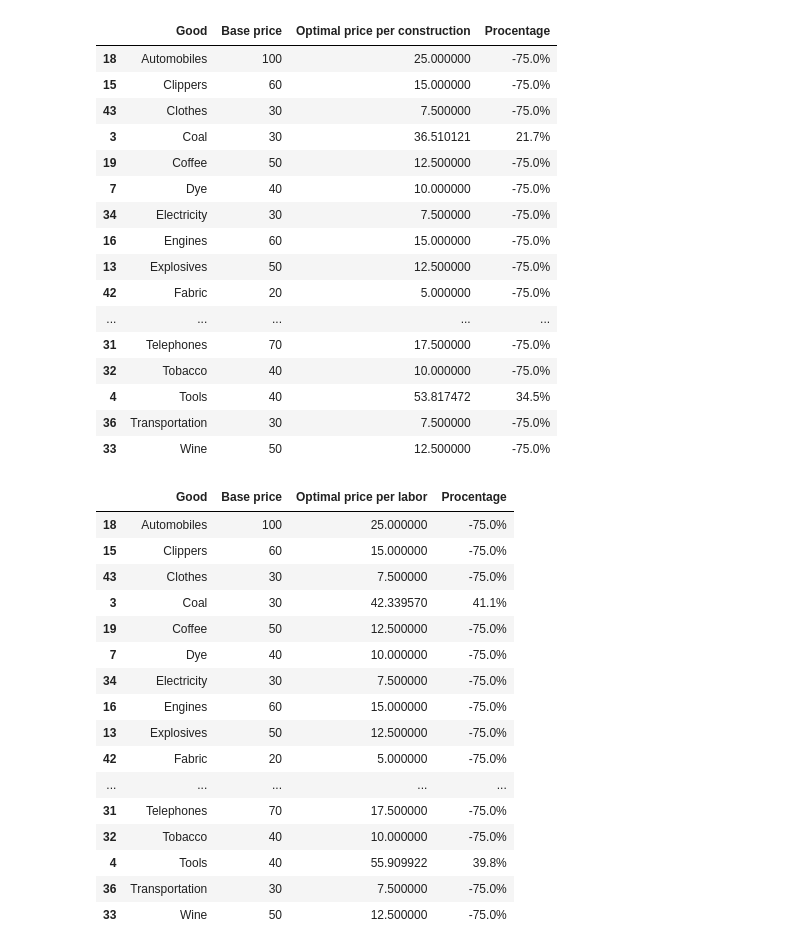
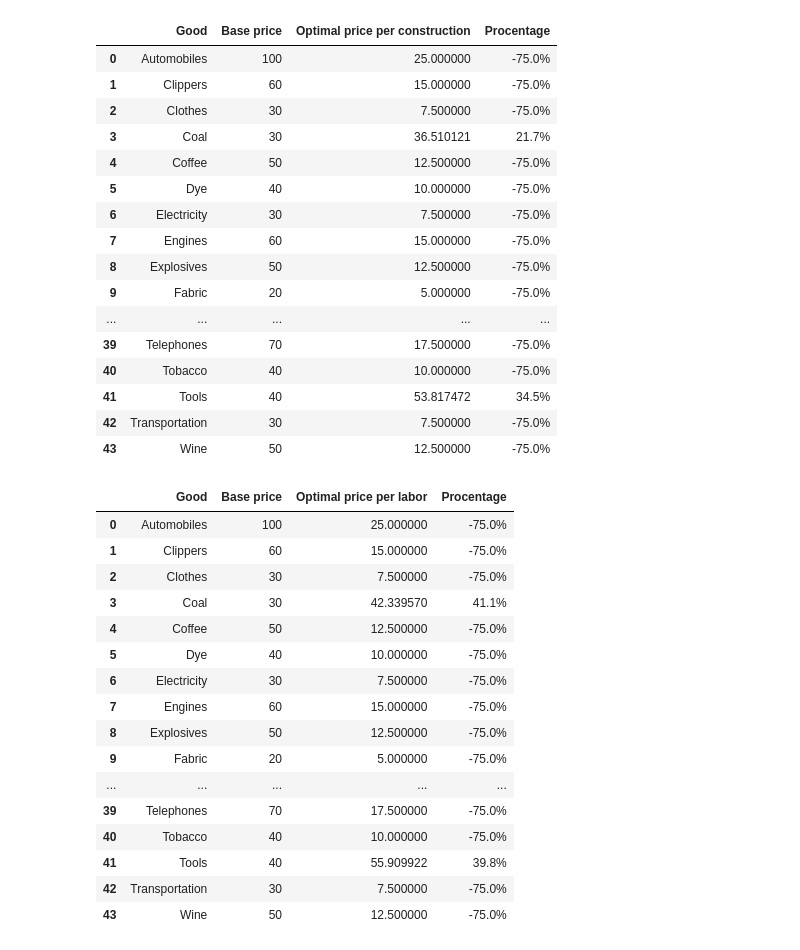
Before and after one commit to Partrester12/Vicky3BuildingEffeciencyOptimizer, a Jupyter notebook: OptimizeBuildings.ipynb, the cells around one changed output. Saved outputs shown, nothing was run; the diff lists cells and outputs as text; code cells hidden in the pictures.

```diff
--- a/OptimizeBuildings.ipynb
+++ b/OptimizeBuildings.ipynb
@@ -15,12 +16,13 @@ from mystic.monitors import VerboseMonitor
 #Some constants used throughout the code
 #Would highly suggest you to not edit these
 
-BASEPRICES = [20,40,40,30,40,50,30,40,40,40,40,40,40,50,50,60,60,70,100,50,200,30,30,60,60,30,50,70,80,30,50,70,40,50,30,30,30,30,30,20,30,20,20,30]
+BASEPRICES = [100, 60, 30, 30, 50, 40, 30, 60, 50, 20, 30, 200, 20, 30, 30, 40, 20, 30, 40, 40, 40, 30, 60, 60, 30, 40, 50, 30, 70, 80, 40, 30, 40, 20, 70, 50, 30, 50, 50, 70, 40, 40, 30, 50]
 
 MAXPRICES = (np.array(BASEPRICES)*1.75).astype(int).tolist()
 
 GOODSNAMES = ["Soft wood","Hard wood","Iron","Coal","Tools","Steel","Fertilizer","Dye","Glass","Lead","Oil","Rubber","Silk","Explosives","Sulfur","Clippers","Engines","Steamers","Automobiles","Coffee","Fine art","Fruit","Liqour","Luxury clothes","Luxury furniture","Meat","Opium","Porcelain","Radios","Sugar","Tea","Telephones","Tobacco","Wine","Electricity","Services","Transportation","Paper","Groceries","Grain","Furniture","Fish","Fabric","Clothes"]
-
+#Sorting alphabetically. Should be done by hand but the dev is lazy...
+GOODSNAMES.sort()
 
 #This is the one exception! Change this if you feel like results are taking FOREVER
 MAX_NUMBER_ITERATIONS = 25000
@@ -235,7 +237,7 @@ if(len(con_result)==len(BASEPRICES)):
 else:
     if(np.array_equal(con_result[0], BASEPRICES)):
         print("Brute force")
-        lab_result = fmin(con_objective, x0=BASEPRICES, bounds=boundaries, penalty=penalty, itermon=mon, npop=100, maxiter=MAX_NUMBER_ITERATIONS, maxfun=MAX_NUMBER_ITERATIONS)
+        con_result = fmin(con_objective, x0=BASEPRICES, bounds=boundaries, penalty=penalty, itermon=mon, npop=100, maxiter=MAX_NUMBER_ITERATIONS, maxfun=MAX_NUMBER_ITERATIONS)
         k=True
 # %%
 #Same calcs for labor
@@ -292,66 +294,66 @@ d = {'Good':GOODSNAMES, 'Base price':BASEPRICES, 'Optimal price per construction
 readable_df=pd.DataFrame(data=d)
 
 if not res_con.success:
-        if k:
-            print("Optimization was unfortunately not possible and thus these prices are simply 'guesses' that tend to the right direction")
-        else:
-            print("Note that linear optimization could not be performed and these prices are simply the best your PC and this program could calculate")
+    if k:
+        print("Optimization was unfortunately not possible and thus these prices are simply 'guesses' that tend to the right direction")
+    else:
+        print("Note that linear optimization could not be performed and these prices are simply the best your PC and this program could calculate")
 
 readable_df.sort_values('Good')
 # %% [output]
 |  | Good | Base price | Optimal price per construction | Procentage |
-| 18 | Automobiles | 100 | 25.000000 | -75.0% |
-| 15 | Clippers | 60 | 15.000000 | -75.0% |
-| 43 | Clothes | 30 | 7.500000 | -75.0% |
+| 0 | Automobiles | 100 | 25.000000 | -75.0% |
+| 1 | Clippers | 60 | 15.000000 | -75.0% |
+| 2 | Clothes | 30 | 7.500000 | -75.0% |
 | 3 | Coal | 30 | 36.510121 | 21.7% |
-| 19 | Coffee | 50 | 12.500000 | -75.0% |
-| 7 | Dye | 40 | 10.000000 | -75.0% |
-| 34 | Electricity | 30 | 7.500000 | -75.0% |
-| 16 | Engines | 60 | 15.000000 | -75.0% |
-| 13 | Explosives | 50 | 12.500000 | -75.0% |
-| 42 | Fabric | 20 | 5.000000 | -75.0% |
+| 4 | Coffee | 50 | 12.500000 | -75.0% |
+| 5 | Dye | 40 | 10.000000 | -75.0% |
+| 6 | Electricity | 30 | 7.500000 | -75.0% |
+| 7 | Engines | 60 | 15.000000 | -75.0% |
+| 8 | Explosives | 50 | 12.500000 | -75.0% |
+| 9 | Fabric | 20 | 5.000000 | -75.0% |
 | ... | ... | ... | ... | ... |
-| 31 | Telephones | 70 | 17.500000 | -75.0% |
-| 32 | Tobacco | 40 | 10.000000 | -75.0% |
-| 4 | Tools | 40 | 53.817472 | 34.5% |
-| 36 | Transportation | 30 | 7.500000 | -75.0% |
-| 33 | Wine | 50 | 12.500000 | -75.0% |
+| 39 | Telephones | 70 | 17.500000 | -75.0% |
+| 40 | Tobacco | 40 | 10.000000 | -75.0% |
+| 41 | Tools | 40 | 53.817472 | 34.5% |
+| 42 | Transportation | 30 | 7.500000 | -75.0% |
+| 43 | Wine | 50 | 12.500000 | -75.0% |
 # %%
 #Making the optimal prices per labor more readable
 
 procentages=[]
 
 if len(lab_result)!=len(BASEPRICES):
     lab_result=lab_result[0].tolist()
 
 for i in range(len(lab_result)):
     procentages.append(str(round(((lab_result[i]/BASEPRICES[i])-1)*100, 1))+"%")
 
 d = {'Good':GOODSNAMES, 'Base price':BASEPRICES, 'Optimal price per labor':lab_result, 'Procentage':procentages}
-readable_df=pd.DataFrame(data=d)
+readable_df2=pd.DataFrame(data=d)
 
 if not res_lab.success:
     if j:
         print("Optimization was unfortunately not possible and thus these prices are simply 'guesses' that tend to the right direction")
     else:
         print("Note that linear optimization could not be performed and these prices are simply the best your PC and this program could calculate")
 
-readable_df.sort_values('Good')
+readable_df2.sort_values('Good')
 # %% [output]
 |  | Good | Base price | Optimal price per labor | Procentage |
-| 18 | Automobiles | 100 | 25.000000 | -75.0% |
-| 15 | Clippers | 60 | 15.000000 | -75.0% |
-| 43 | Clothes | 30 | 7.500000 | -75.0% |
+| 0 | Automobiles | 100 | 25.000000 | -75.0% |
+| 1 | Clippers | 60 | 15.000000 | -75.0% |
+| 2 | Clothes | 30 | 7.500000 | -75.0% |
 | 3 | Coal | 30 | 42.339570 | 41.1% |
-| 19 | Coffee | 50 | 12.500000 | -75.0% |
-| 7 | Dye | 40 | 10.000000 | -75.0% |
-| 34 | Electricity | 30 | 7.500000 | -75.0% |
-| 16 | Engines | 60 | 15.000000 | -75.0% |
-| 13 | Explosives | 50 | 12.500000 | -75.0% |
-| 42 | Fabric | 20 | 5.000000 | -75.0% |
+| 4 | Coffee | 50 | 12.500000 | -75.0% |
+| 5 | Dye | 40 | 10.000000 | -75.0% |
+| 6 | Electricity | 30 | 7.500000 | -75.0% |
+| 7 | Engines | 60 | 15.000000 | -75.0% |
+| 8 | Explosives | 50 | 12.500000 | -75.0% |
+| 9 | Fabric | 20 | 5.000000 | -75.0% |
 | ... | ... | ... | ... | ... |
-| 31 | Telephones | 70 | 17.500000 | -75.0% |
-| 32 | Tobacco | 40 | 10.000000 | -75.0% |
-| 4 | Tools | 40 | 55.909922 | 39.8% |
-| 36 | Transportation | 30 | 7.500000 | -75.0% |
-| 33 | Wine | 50 | 12.500000 | -75.0% |
+| 39 | Telephones | 70 | 17.500000 | -75.0% |
+| 40 | Tobacco | 40 | 10.000000 | -75.0% |
+| 41 | Tools | 40 | 55.909922 | 39.8% |
+| 42 | Transportation | 30 | 7.500000 | -75.0% |
+| 43 | Wine | 50 | 12.500000 | -75.0% |
```
Also changed, not shown: parts of 2 cells of this notebook, 3 other files.
